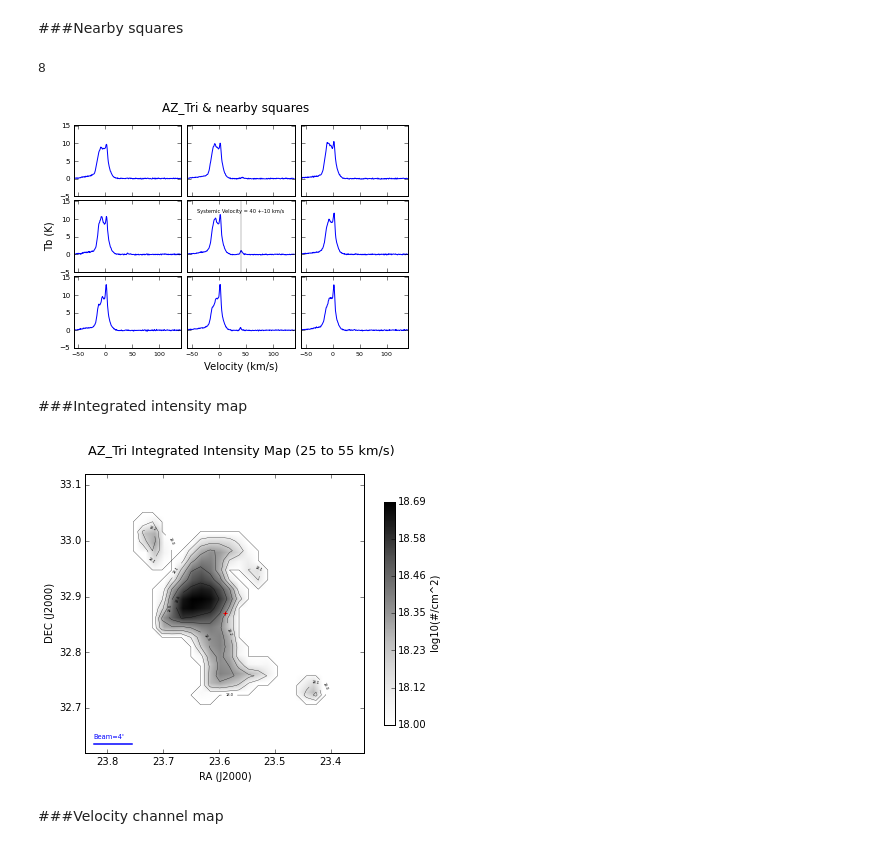
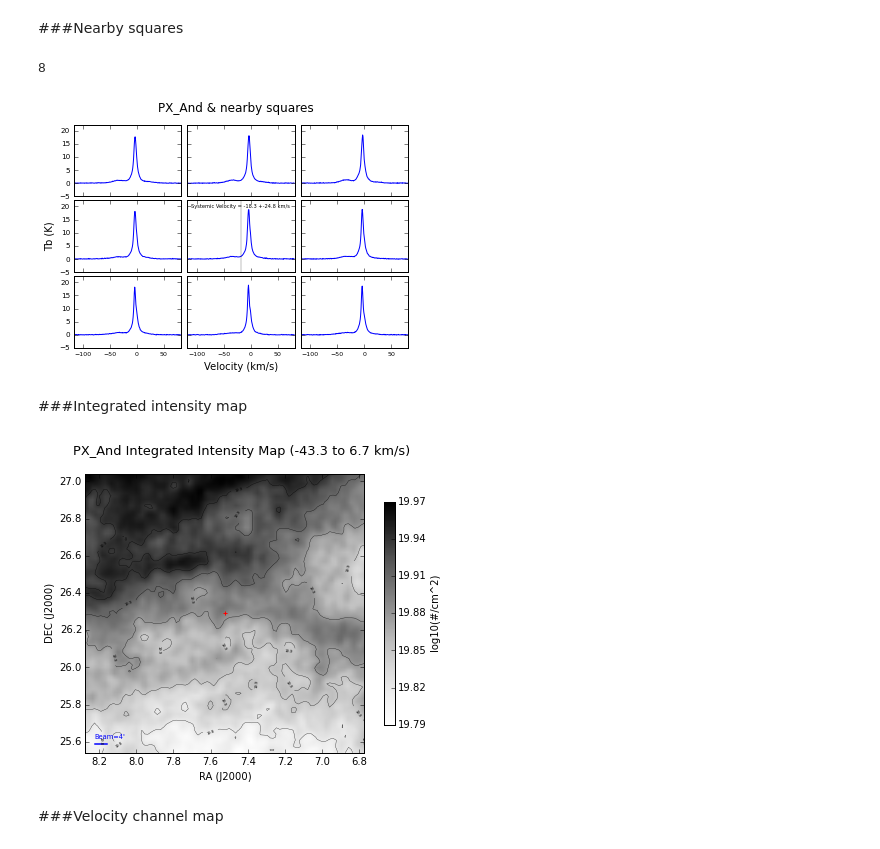
Before and after one commit to LLi1996/GALFA_NOVASHELLS, a Jupyter notebook: run_GALFA_Larry.ipynb, the cells around one changed output. Saved outputs shown, nothing was run; the diff lists cells and outputs as text; code cells hidden in the pictures.

```diff
--- a/run_GALFA_Larry.ipynb
+++ b/run_GALFA_Larry.ipynb
@@ -14,11 +14,11 @@ import run_GALFA_functions_Larry as pf # as in "Plotting Functions"
 # get target info
 cycle = 'cycle_test'
 
-objectName = 'AZ_Tri'
-objectRA = 23.59
-objectDEC = 32.87
-objectGamma = 41
-objectGammaError = 10
+objectName = 'PX_And'
+objectRA = 7.524208333
+objectDEC = 26.29066667
+objectGamma = -18.3
+objectGammaError = 24.8
 pf.setTargetInfo(name=objectName, raCoord=objectRA, decCoord=objectDEC,
                  gamma=objectGamma, gammaE=objectGammaError, c=cycle)
 
@@ -78,14 +78,14 @@ reload(pf)
 pf.plotNearbySpectrum(objectName, objectRA, objectDEC, boxSize=8, closefig='no')
 # %% [output]
 8
-[figure, old version]
+[figure, new version]
 # %% [markdown]
 ###Integrated intensity map
 # %%
 reload(pf)
-pf.makeIntegratedIntensityMap(objectName, objectRA, objectDEC, 30, 30, closefig='no')
+pf.makeIntegratedIntensityMap(objectName, objectRA, objectDEC, 90, 90, closefig='no')
 # %% [output]
-[figure, old version]
+[figure, new version]
 # %% [markdown]
 ###Velocity channel map
 # %%
```
Also changed, not shown: parts of 7 cells of this notebook, 1 other file.
